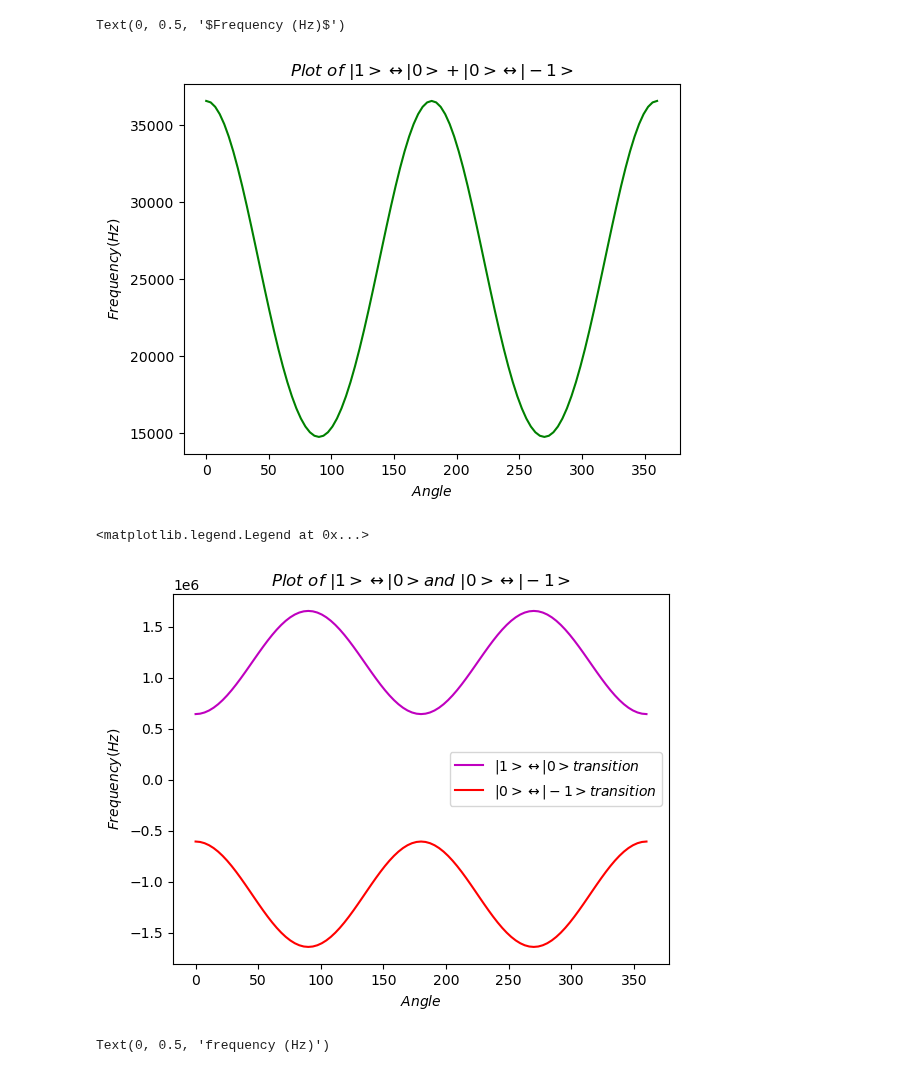
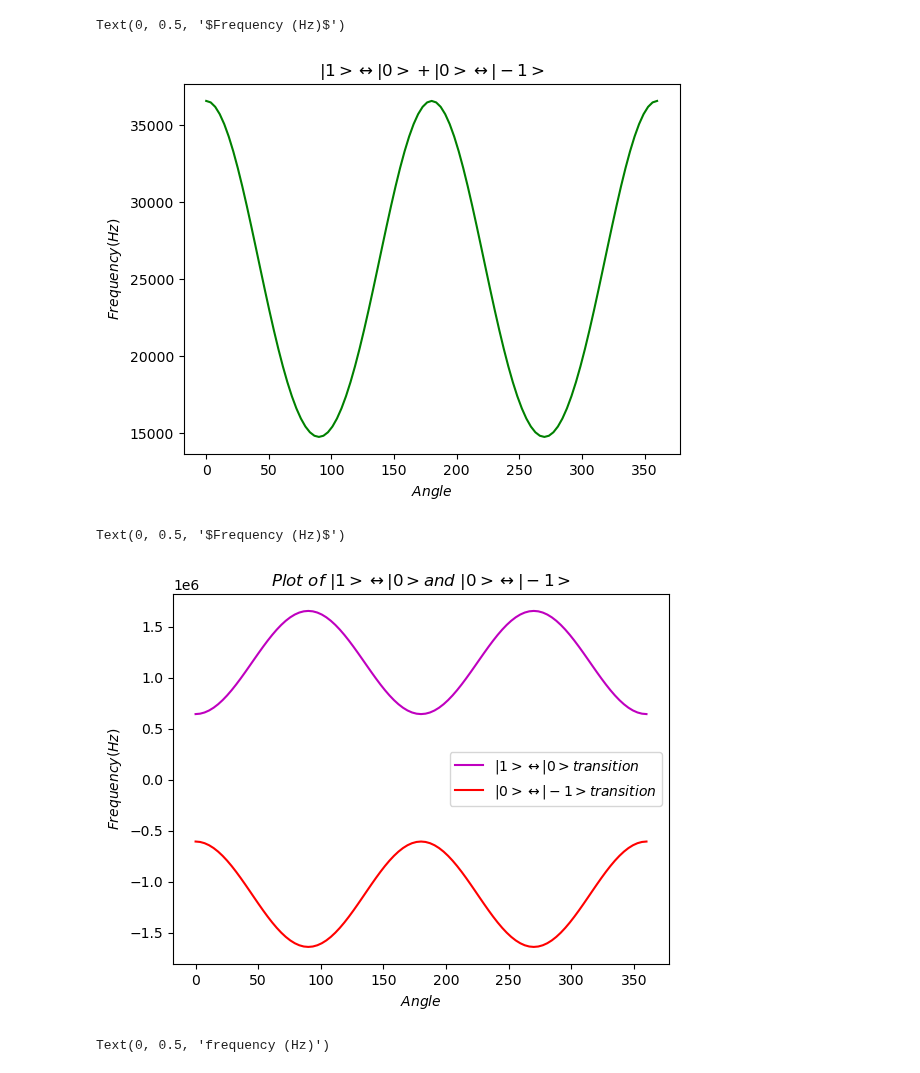
Before and after one commit to AstrobioShiva/Script_project, a Jupyter notebook: Python/Plotting/freq_fit.ipynb, the cells around one changed output. Cells and saved outputs as stored; diff of their text form; code cells hidden in the pictures.

Commit message:
Images added

```diff
--- a/Python/Plotting/freq_fit.ipynb
+++ b/Python/Plotting/freq_fit.ipynb
@@ -35,21 +107,21 @@ NameError: name 'plt' is not defined
 # %%
 plt.plot(x,y_s, '-g')
-plt.title(r'$Plot\ of\ |1>\leftrightarrow|0> + |0>\leftrightarrow|-1>$')
+plt.title(r'$|1>\leftrightarrow|0> + |0>\leftrightarrow|-1>$')
 plt.xlabel(r'$Angle$')
-plt.ylabel(r'$Frequency (Hz)$')
+plt.ylabel(r'$Frequency (Hz)$et_')
 # %% [output]
 Text(0, 0.5, '$Frequency (Hz)$')
-[figure, old version]
+[figure, new version]
 # %%
 plt.plot(x,y_1D, '-m', label = r'$|1>\leftrightarrow|0> transition$')
 plt.plot(x,y_2D, '-r',label = r'$|0>\leftrightarrow|-1> transition$')
+plt.title(r'$Plot\ of\ |1>\leftrightarrow|0> and\ |0>\leftrightarrow|-1>$')
+plt.legend()
 
-plt.title(r'$Plot\ of\ |1>\leftrightarrow|0> and\ |0>\leftrightarrow|-1>$')
 plt.xlabel(r'$Angle$')
 plt.ylabel(r'$Frequency (Hz)$')
-plt.legend()
 # %% [output]
-<matplotlib.legend.Legend at 0x...>
+Text(0, 0.5, '$Frequency (Hz)$')
 [figure]
 # %%
 df= pd.read_csv('freq_y_rot.csv', header = 0)
```
Also changed, not shown: parts of 8 cells of this notebook, 1 other file.
